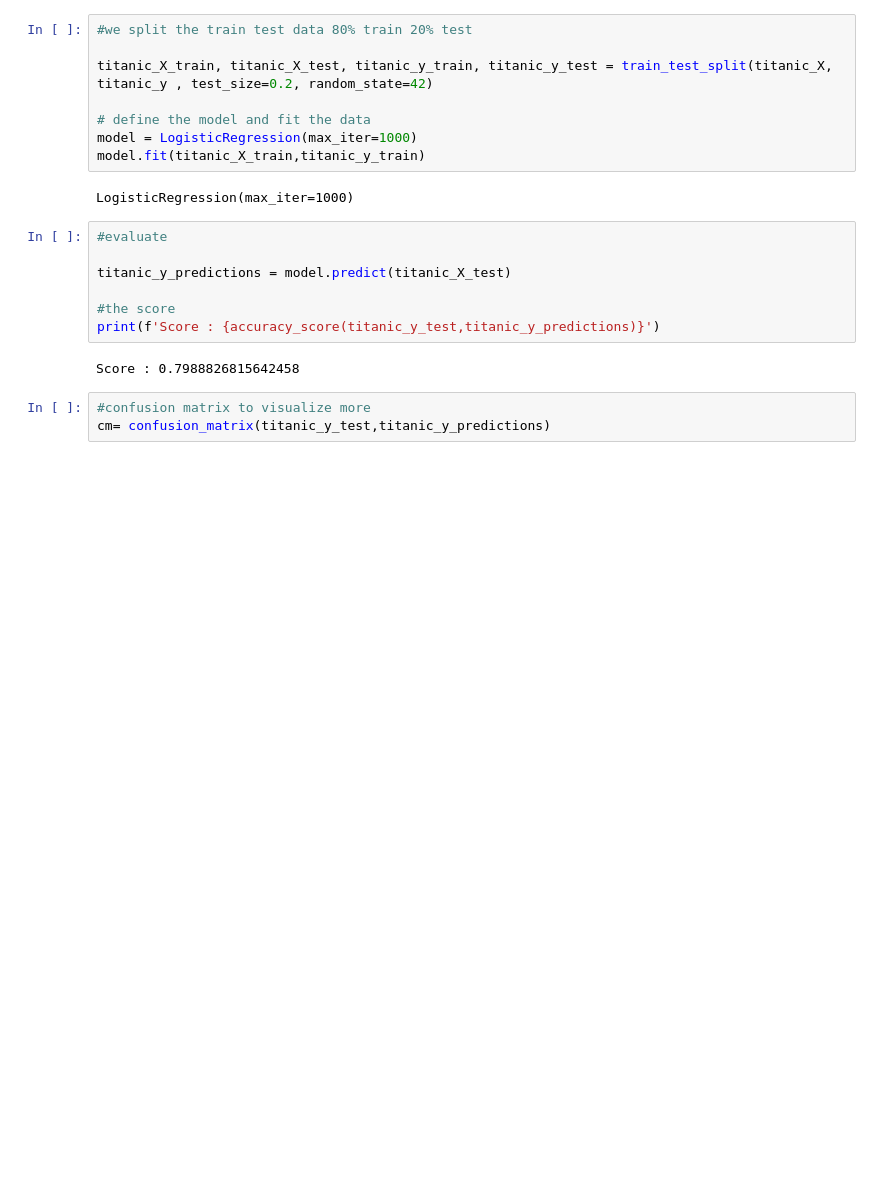
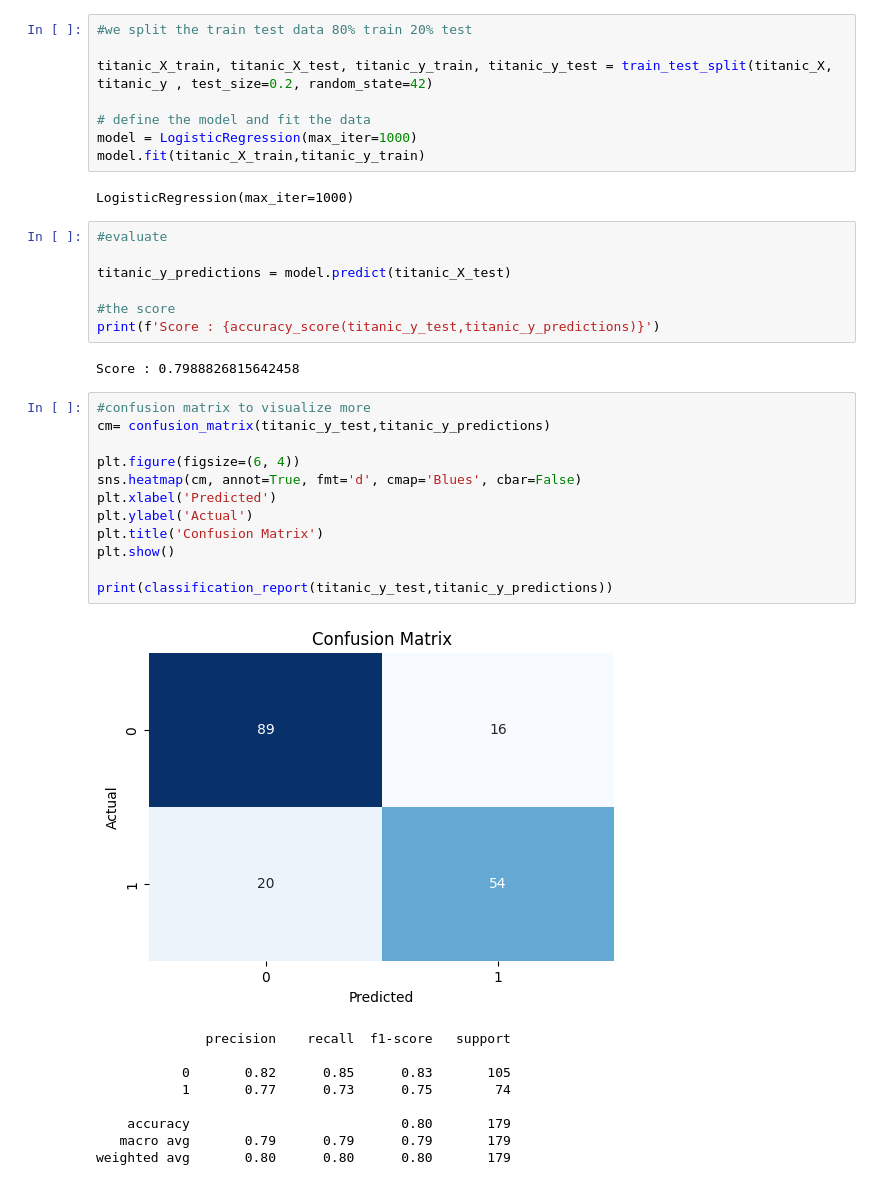
Before and after one commit to Ahmxd-ui/titanic-survivor-prediction, a Jupyter notebook: notebooks/titanic_analysis.ipynb, the cells around one changed output. Drawn from its saved outputs; the diff is of its cells as text; blank space fills up the shorter version.

```diff
--- a/notebooks/titanic_analysis.ipynb
+++ b/notebooks/titanic_analysis.ipynb
@@ -140,3 +142,22 @@ Score : 0.7988826815642458
 # %%
 #confusion matrix to visualize more
 cm= confusion_matrix(titanic_y_test,titanic_y_predictions)
+
+plt.figure(figsize=(6, 4))
+sns.heatmap(cm, annot=True, fmt='d', cmap='Blues', cbar=False)
+plt.xlabel('Predicted')
+plt.ylabel('Actual')
+plt.title('Confusion Matrix')
+plt.show()
+
+print(classification_report(titanic_y_test,titanic_y_predictions))
+# %% [output]
+[figure, added]
+              precision    recall  f1-score   support
+
+           0       0.82      0.85      0.83       105
+           1       0.77      0.73      0.75        74
+
+    accuracy                           0.80       179
+   macro avg       0.79      0.79      0.79       179
+weighted avg       0.80      0.80      0.80       179
```
Also changed, not shown: parts of 1 cell of this notebook, 4 other files.
